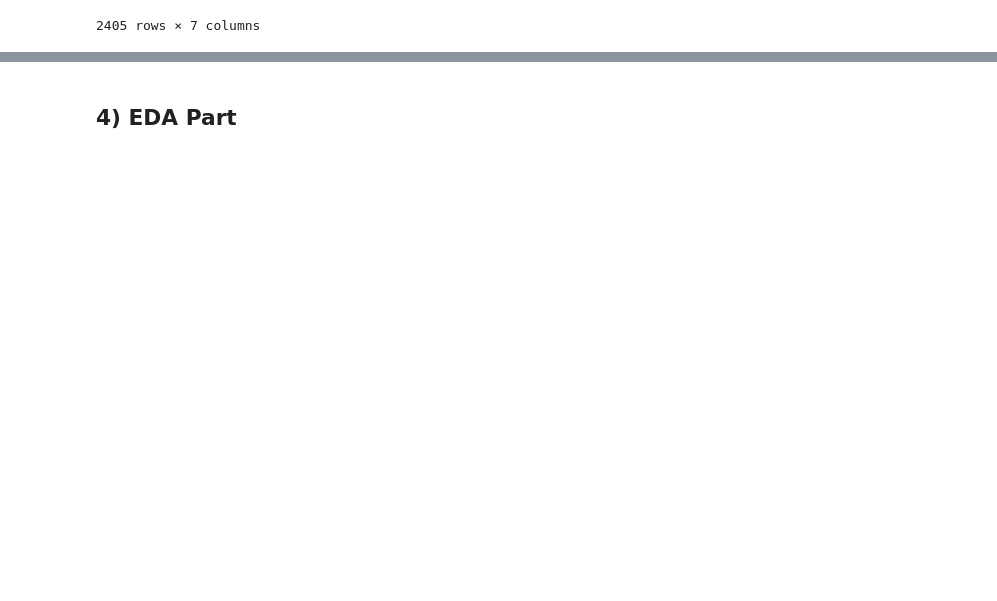
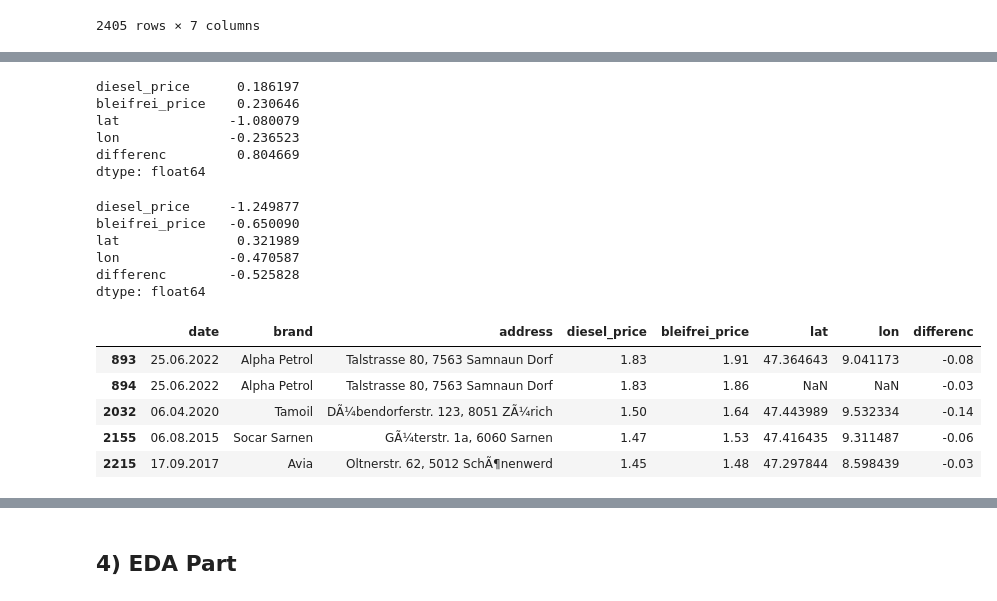
Before and after one commit to m011018/TS, a Jupyter notebook: Master/master_doc.ipynb, the cells around one changed output, grey strips where cells are left out. Drawn from its saved outputs; the diff is of its cells as text; code cells hidden in the pictures; blank space fills up the shorter version.

```diff
--- a/Master/master_doc.ipynb
+++ b/Master/master_doc.ipynb
@@ -52,0 +121,28 @@ df
+# %%
+df.skew()
+# %% [output]
+diesel_price      0.186197
+bleifrei_price    0.230646
+lat              -1.080079
+lon              -0.236523
+differenc         0.804669
+dtype: float64
+# %%
+df.kurtosis()
+# %% [output]
+diesel_price     -1.249877
+bleifrei_price   -0.650090
+lat               0.321989
+lon              -0.470587
+differenc        -0.525828
+dtype: float64
+# %%
+# low diffrenc | differenc on the otherside
+df[df.differenc <= -0.03].head()
+# %% [output]
+|  | date | brand | address | diesel_price | bleifrei_price | lat | lon | differenc |
+| 893 | 25.06.2022 | Alpha Petrol | Talstrasse 80, 7563 Samnaun Dorf | 1.83 | 1.91 | 47.364643 | 9.041173 | -0.08 |
+| 894 | 25.06.2022 | Alpha Petrol | Talstrasse 80, 7563 Samnaun Dorf | 1.83 | 1.86 | NaN | NaN | -0.03 |
+| 2032 | 06.04.2020 | Tamoil | DÃ¼bendorferstr. 123, 8051 ZÃ¼rich | 1.50 | 1.64 | 47.443989 | 9.532334 | -0.14 |
+| 2155 | 06.08.2015 | Socar Sarnen | GÃ¼terstr. 1a, 6060 Sarnen | 1.47 | 1.53 | 47.416435 | 9.311487 | -0.06 |
+| 2215 | 17.09.2017 | Avia | Oltnerstr. 62, 5012 SchÃ¶nenwerd | 1.45 | 1.48 | 47.297844 | 8.598439 | -0.03 |
```
Also changed, not shown: parts of 8 cells of this notebook.
